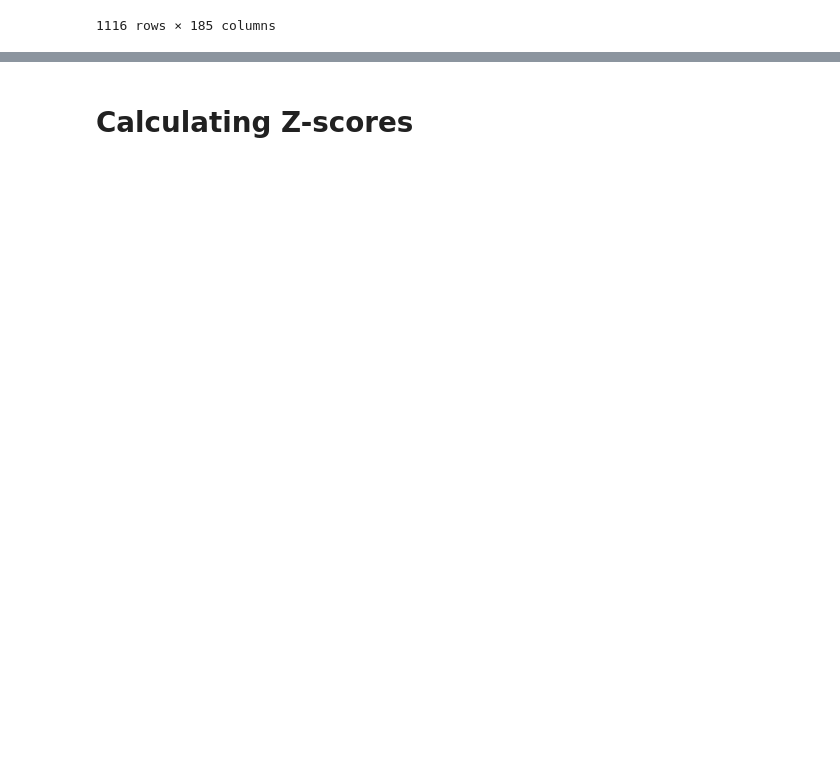
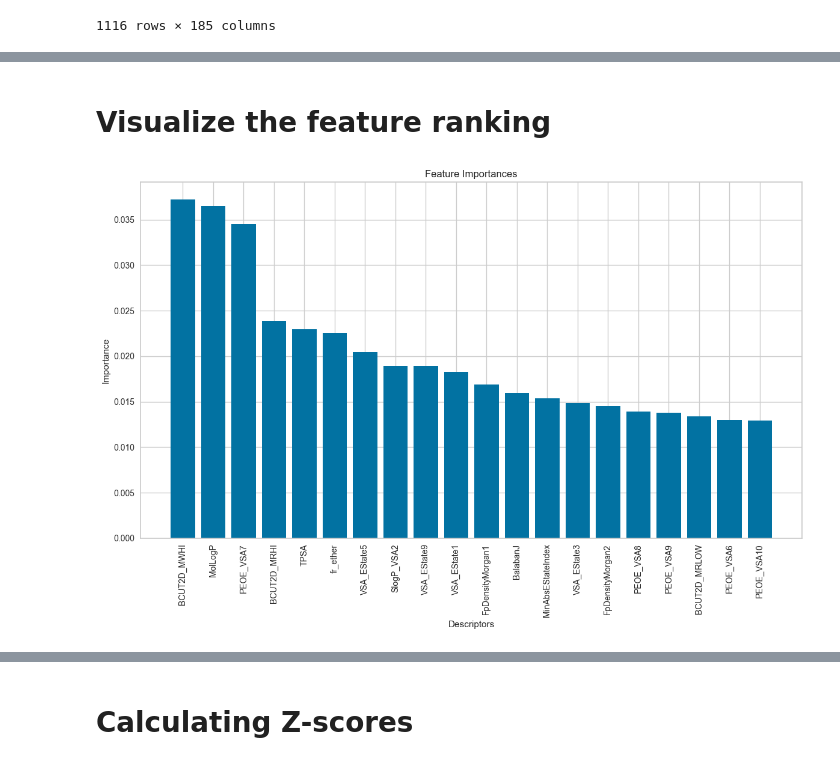
Before and after one commit to annebiemans/Group16, a Jupyter notebook: group_assignment_part1.ipynb, the cells around one changed output, grey strips where cells are left out. Cells and saved outputs as stored; diff of their text form; code cells hidden in the pictures; blank space fills up the shorter version.

Commit message:
Added the random forest regressor to determine the most important descriptors

```diff
--- a/group_assignment_part1.ipynb
+++ b/group_assignment_part1.ipynb
@@ -150,0 +154,19 @@ df_filtered_molecules # dit is de output met smiles en dan de descriptors die re
+# %%
+model = RandomForestRegressor()   # Using a random forest regressor to get the importances of the descriptors
+X = df_filtered_molecules.drop(columns=['SMILES'])  # Looking at all the descriptors
+#y = data_raw['PKM2_inhibition']    # Comparing the PKM2 inhibition to the descriptors
+y = data_raw['ERK2_inhibition']     # Comparing the ERK2 inhibition to the descriptors
+model.fit(X, y)
+
+ranking = {}
+for i in range(20):   # Running the model 20 times to get a better estimate of the importances
+    importances = model.feature_importances_    # Getting the importances of the descriptors
+    indices = np.argsort(importances)[::-1]    # Sorting the importances in descending order
+    for f in range(X.shape[1]):
+        if X.columns[indices[f]] not in ranking:
+            ranking[X.columns[indices[f]]] = importances[indices[f]]    # Adding the importances of the descriptors to a dictionary
+        ranking[X.columns[indices[f]]] += importances[indices[f]]       # updating the importances of the descriptors in a dictionary
+
+print("Feature ranking:")
+for f in range(len(ranking.keys())):
+    print(f"{f + 1}. feature {list(ranking.keys())[f]} ({list(ranking.values())[f]})")  # Printing the importances of the descriptors
@@ -150,0 +191,14 @@ df_filtered_molecules # dit is de output met smiles en dan de descriptors die re
+# %% [markdown]
+# Visualize the feature ranking
+# %%
+# Visualize the most important descriptors
+plt.figure(figsize=(12, 8))
+plt.title("Feature Importances")
+plt.bar(range(X.shape[1])[:20], importances[indices][:20], align='center')  # Plot the first 20 features
+plt.xticks(range(20), X.columns[indices][:20], rotation=90)  # Put labels on the x-axis
+plt.xlabel("Descriptors")
+plt.ylabel("Importance")
+plt.tight_layout()
+plt.show()
+# %% [output]
+[figure, added]
```
Also changed, not shown: parts of 5 cells of this notebook.
